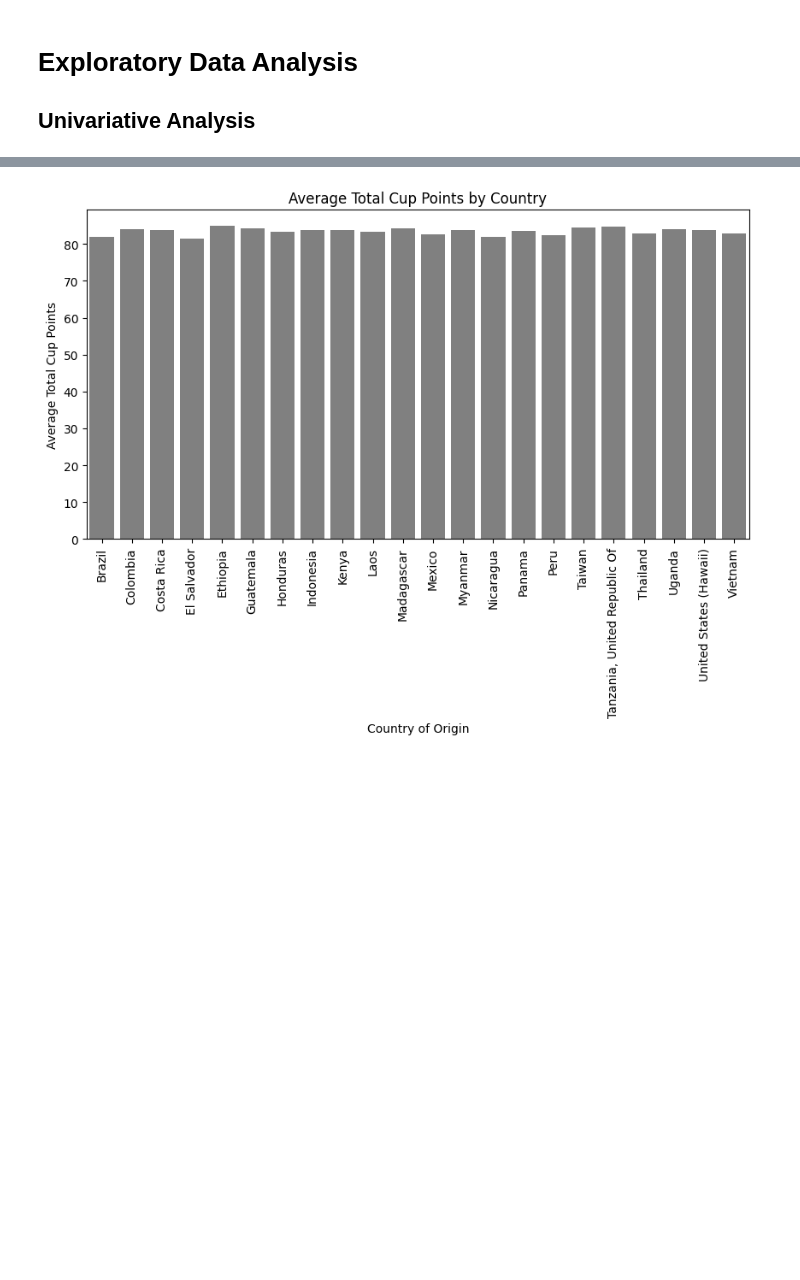
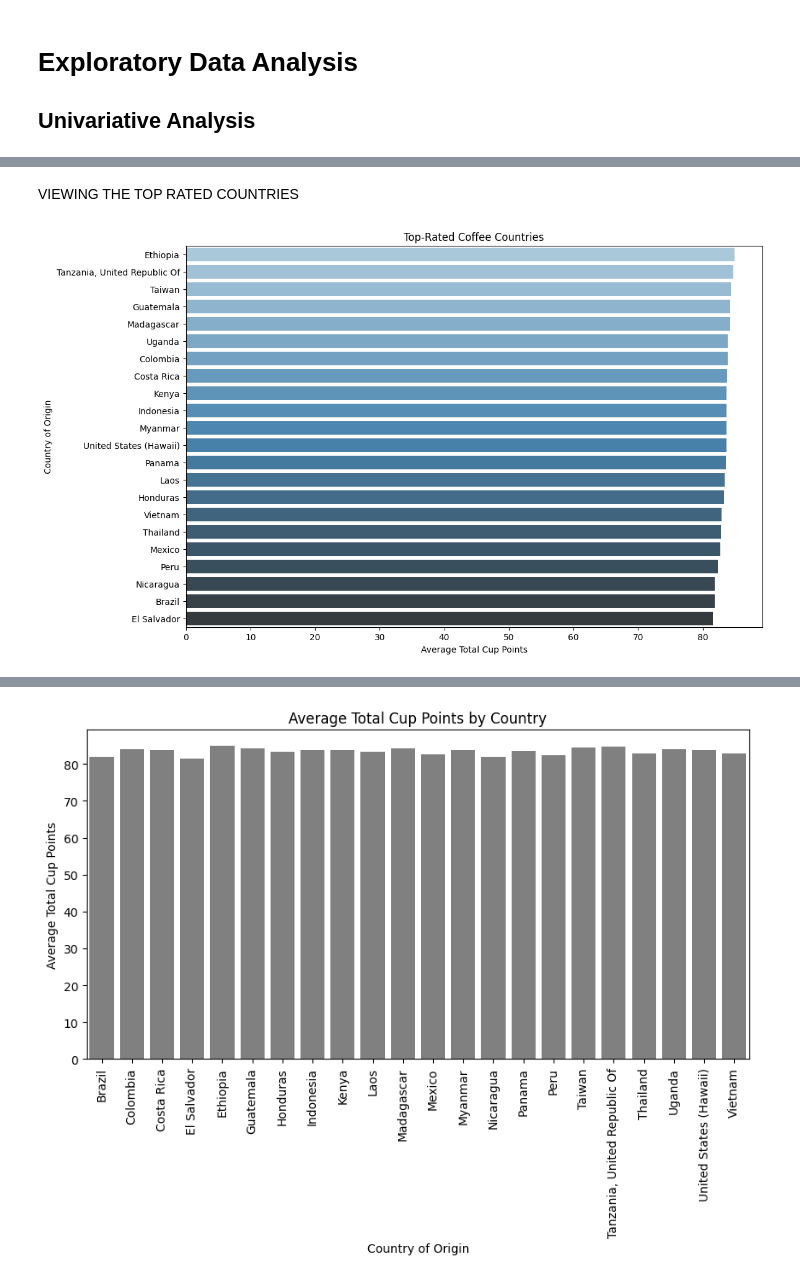
Before and after one commit to sentongo-web/FINAL-PROJECT-DATA-MINING, a Jupyter notebook: sentongo_cofee.ipynb, the cells around one changed output, grey strips where cells are left out. Drawn from its saved outputs; the diff is of its cells as text; code cells hidden in the pictures; blank space fills up the shorter version.

```diff
--- a/sentongo_cofee.ipynb
+++ b/sentongo_cofee.ipynb
@@ -179,0 +241,13 @@ fig.show()
+# %% [markdown]
+VIEWING THE TOP RATED COUNTRIES
+# %%
+average_points = df.groupby('Country of Origin')['Total Cup Points'].mean().reset_index()
+sorted_countries = average_points.sort_values('Total Cup Points', ascending=False)
+plt.figure(figsize=(12, 8))
+sns.barplot(data=sorted_countries, x='Total Cup Points', y='Country of Origin', palette='Blues_d')
+plt.xlabel('Average Total Cup Points')
+plt.ylabel('Country of Origin')
+plt.title('Top-Rated Coffee Countries')
+plt.show()
+# %% [output]
+[figure, added]
```
Also changed, not shown: parts of 81 cells of this notebook.
